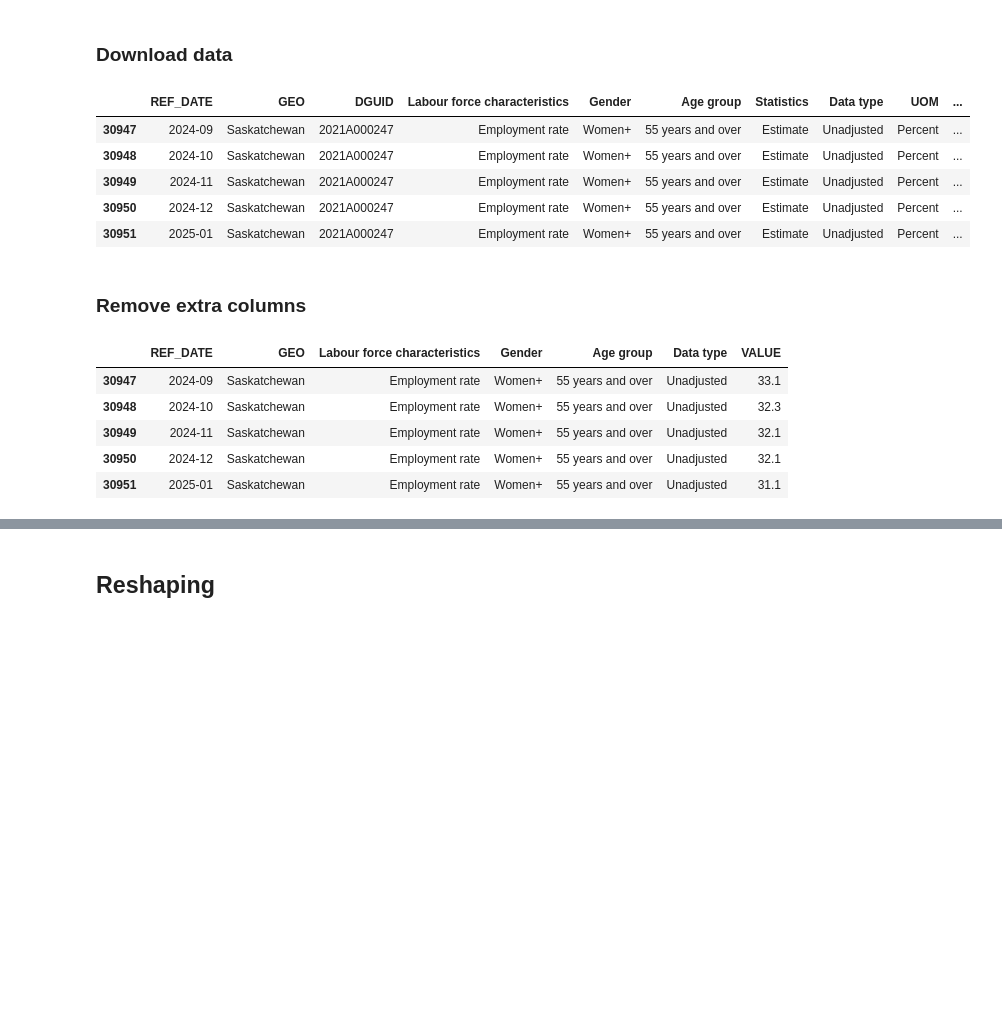
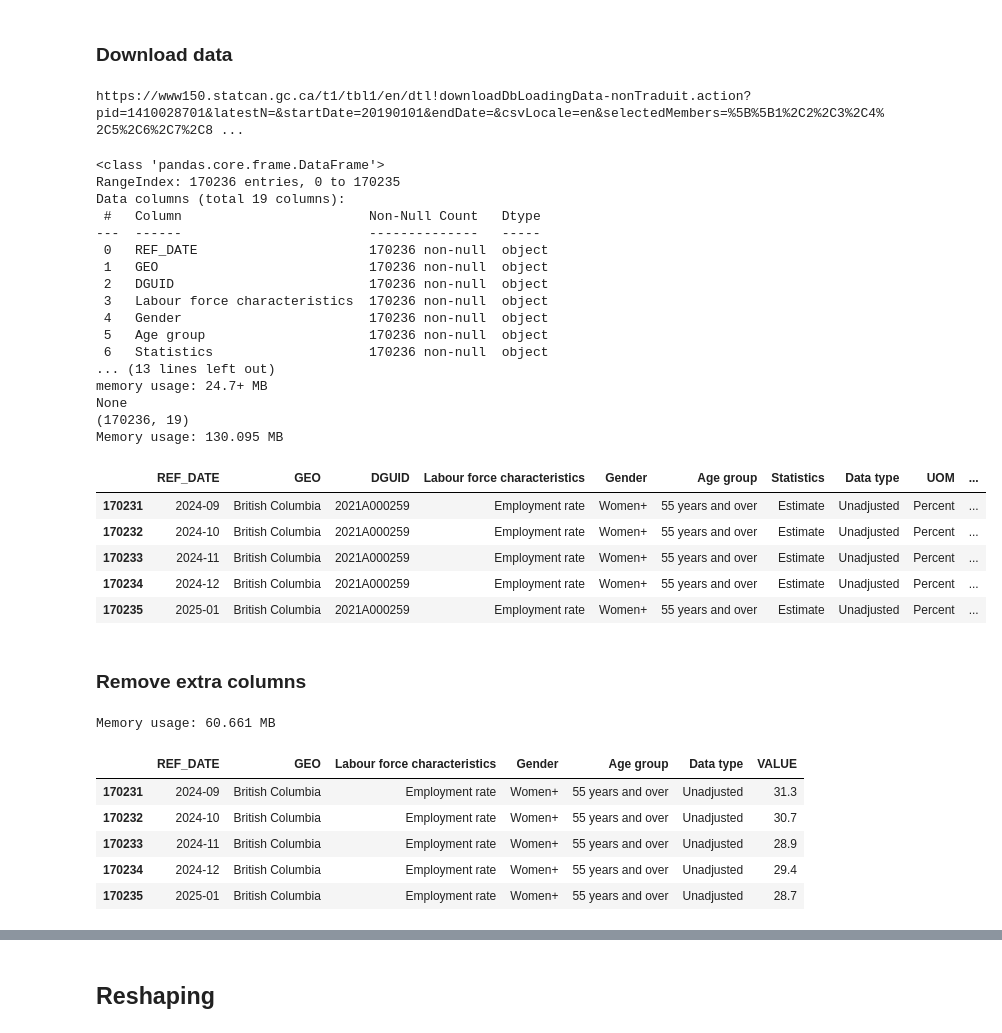
Before and after one commit to mahdi-ghafarian/pandas, a Jupyter notebook: panel_data.ipynb, the cells around one changed output, grey strips where cells are left out. Cells and saved outputs as stored; diff of their text form; code cells hidden in the pictures; blank space fills up the shorter version.

```diff
--- a/panel_data.ipynb
+++ b/panel_data.ipynb
@@ -8,3 +11,7 @@
+# %%
+# print memory usage of a dataframe in MB
+def memory_usage(df):
+    print(f"Memory usage: {df.memory_usage(deep=True).sum() / 1024**2:.3f} MB")
 # %% [markdown]
 ## Panel Data
 # %% [markdown]
@@ -12,36 +19,61 @@
 # %%
 import pandas as pd
 import urllib.parse
 
 # This script demonstrates how to download a CSV file from the Statistics Canada website
 # using the downloadDbLoadingData-nonTraduit.action endpoint.
 base_url = "https://www150.statcan.gc.ca/t1/tbl1/en/dtl!downloadDbLoadingData-nonTraduit.action"
 pid = "1410028701"
 latestN =  ""
 startDate = "20190101"
 endDate = ""
 csvLocale = "en"
-selected_members = "[[1,9],[1,2,3,4,5,6,7,8,9],[1,2,3],[1,2,6,7],[1],[1,2]]"
+selected_members = "[[1,2,3,4,5,6,7,8,9,10,11],[1,2,3,4,5,6,7,8,9],[1,2,3],[1,2,6,7],[1],[1,2]]"
 
 #encode selected members
 encoded_selected_members = urllib.parse.quote(selected_members,safe='')
 
 # Construct the full URL
 url = "{}?pid={}&latestN={}&startDate={}&endDate={}&csvLocale={}\
 &selectedMembers={}".format(base_url,pid,latestN,startDate,endDate,
 csvLocale,encoded_selected_members)
 
+# Print the URL
+print(url)
+
 # Read the CSV data into a DataFrame
 df_1 = pd.read_csv(url)
 
+# Display the DataFrame and its memory usage
+print(df_1.info())
+print(df_1.shape)
+memory_usage(df_1)
 df_1.tail()
 # %% [output]
+https://www150.statcan.gc.ca/t1/tbl1/en/dtl!downloadDbLoadingData-nonTraduit.action?pid=1410028701&latestN=&startDate=20190101&endDate=&csvLocale=en&selectedMembers=%5B%5B1%2C2%2C3%2C4%2C5%2C6%2C7%2C8 ...
+<class 'pandas.core.frame.DataFrame'>
+RangeIndex: 170236 entries, 0 to 170235
+Data columns (total 19 columns):
+ #   Column                        Non-Null Count   Dtype
+---  ------                        --------------   -----
+ 0   REF_DATE                      170236 non-null  object
+ 1   GEO                           170236 non-null  object
+ 2   DGUID                         170236 non-null  object
+ 3   Labour force characteristics  170236 non-null  object
+ 4   Gender                        170236 non-null  object
+ 5   Age group                     170236 non-null  object
+ 6   Statistics                    170236 non-null  object
+... (13 lines left out)
+memory usage: 24.7+ MB
+None
+(170236, 19)
+Memory usage: 130.095 MB
 |  | REF_DATE | GEO | DGUID | Labour force characteristics | Gender | Age group | Statistics | Data type | UOM | ... |
-| 30947 | 2024-09 | Saskatchewan | 2021A000247 | Employment rate | Women+ | 55 years and over | Estimate | Unadjusted | Percent | ... |
-| 30948 | 2024-10 | Saskatchewan | 2021A000247 | Employment rate | Women+ | 55 years and over | Estimate | Unadjusted | Percent | ... |
-| 30949 | 2024-11 | Saskatchewan | 2021A000247 | Employment rate | Women+ | 55 years and over | Estimate | Unadjusted | Percent | ... |
-| 30950 | 2024-12 | Saskatchewan | 2021A000247 | Employment rate | Women+ | 55 years and over | Estimate | Unadjusted | Percent | ... |
-| 30951 | 2025-01 | Saskatchewan | 2021A000247 | Employment rate | Women+ | 55 years and over | Estimate | Unadjusted | Percent | ... |
+| 170231 | 2024-09 | British Columbia | 2021A000259 | Employment rate | Women+ | 55 years and over | Estimate | Unadjusted | Percent | ... |
+| 170232 | 2024-10 | British Columbia | 2021A000259 | Employment rate | Women+ | 55 years and over | Estimate | Unadjusted | Percent | ... |
+| 170233 | 2024-11 | British Columbia | 2021A000259 | Employment rate | Women+ | 55 years and over | Estimate | Unadjusted | Percent | ... |
+| 170234 | 2024-12 | British Columbia | 2021A000259 | Employment rate | Women+ | 55 years and over | Estimate | Unadjusted | Percent | ... |
+| 170235 | 2025-01 | British Columbia | 2021A000259 | Employment rate | Women+ | 55 years and over | Estimate | Unadjusted | Percent | ... |
 # %% [markdown]
 ### Remove extra columns
 # %%
@@ -51,12 +83,14 @@ columns_to_drop = ['DGUID', 'COORDINATE', 'Statistics', 'UOM', 'SCALAR_FACTOR',
 
 df_2 = df_1.drop(columns=[col for col in columns_to_drop if col in df_1.columns], axis=1)
 
-# Display the first few rows of the DataFrame
+# Display the DataFrame and its memory usage
+memory_usage(df_2)
 df_2.tail()
 # %% [output]
+Memory usage: 60.661 MB
 |  | REF_DATE | GEO | Labour force characteristics | Gender | Age group | Data type | VALUE |
-| 30947 | 2024-09 | Saskatchewan | Employment rate | Women+ | 55 years and over | Unadjusted | 33.1 |
-| 30948 | 2024-10 | Saskatchewan | Employment rate | Women+ | 55 years and over | Unadjusted | 32.3 |
-| 30949 | 2024-11 | Saskatchewan | Employment rate | Women+ | 55 years and over | Unadjusted | 32.1 |
-| 30950 | 2024-12 | Saskatchewan | Employment rate | Women+ | 55 years and over | Unadjusted | 32.1 |
-| 30951 | 2025-01 | Saskatchewan | Employment rate | Women+ | 55 years and over | Unadjusted | 31.1 |
+| 170231 | 2024-09 | British Columbia | Employment rate | Women+ | 55 years and over | Unadjusted | 31.3 |
+| 170232 | 2024-10 | British Columbia | Employment rate | Women+ | 55 years and over | Unadjusted | 30.7 |
+| 170233 | 2024-11 | British Columbia | Employment rate | Women+ | 55 years and over | Unadjusted | 28.9 |
+| 170234 | 2024-12 | British Columbia | Employment rate | Women+ | 55 years and over | Unadjusted | 29.4 |
+| 170235 | 2025-01 | British Columbia | Employment rate | Women+ | 55 years and over | Unadjusted | 28.7 |
```
Also changed, not shown: parts of 15 cells of this notebook.
